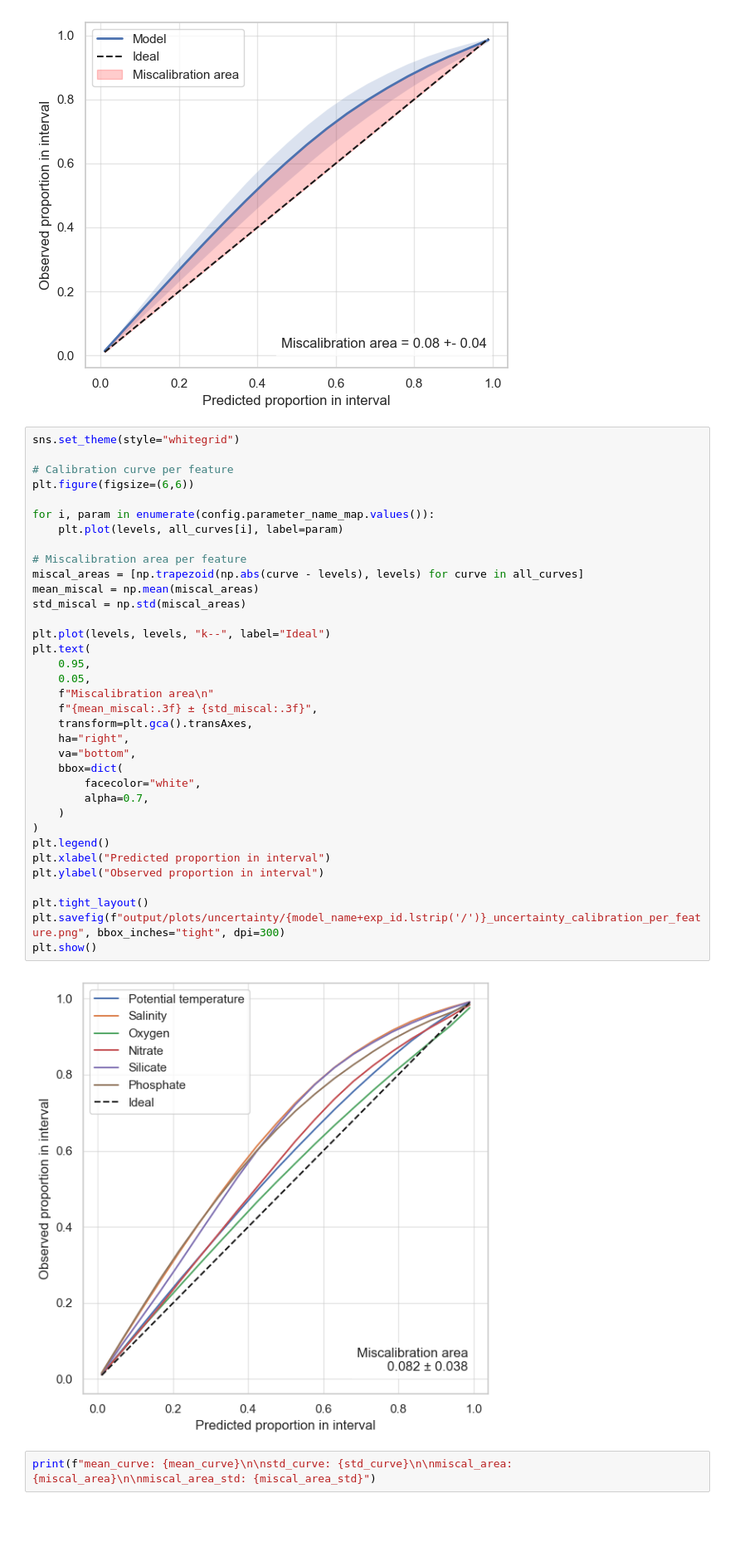
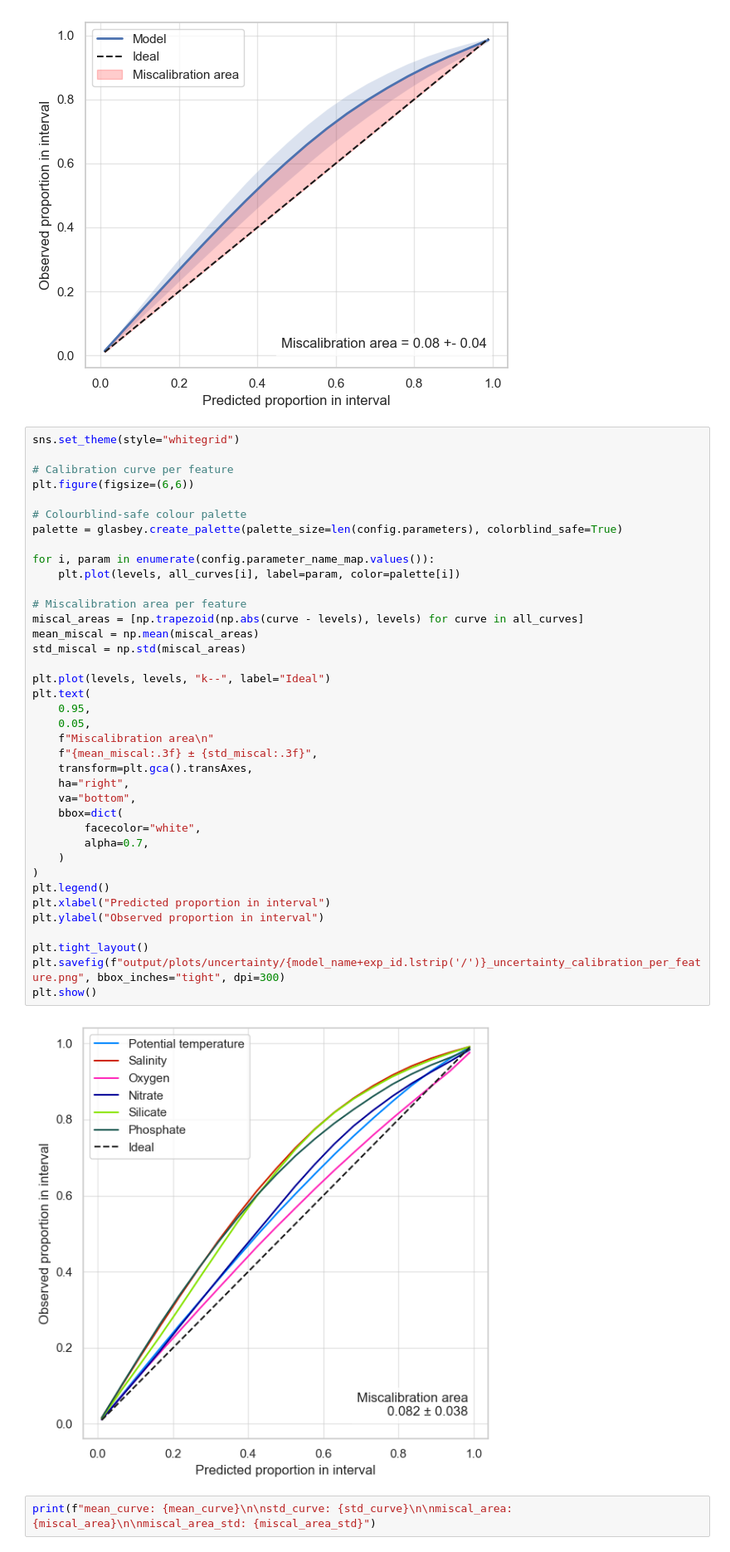
Before and after one commit to y-jenniges/time_imputation, a Jupyter notebook: uncertainty_analysis.ipynb, the cells around one changed output. Shown at 83% size. Saved outputs shown, nothing was run; the diff lists cells and outputs as text; blank space fills up the shorter version.

Commit message:
Use glasbey colorblind-friendly palette for uncertainty calibration plot

```diff
--- a/uncertainty_analysis.ipynb
+++ b/uncertainty_analysis.ipynb
@@ -440,37 +441,40 @@ sns.set_theme(style="whitegrid")
 # Calibration curve per feature
 plt.figure(figsize=(6,6))
 
+# Colourblind-safe colour palette
+palette = glasbey.create_palette(palette_size=len(config.parameters), colorblind_safe=True)
+
 for i, param in enumerate(config.parameter_name_map.values()):
-    plt.plot(levels, all_curves[i], label=param)
+    plt.plot(levels, all_curves[i], label=param, color=palette[i])
 
 # Miscalibration area per feature
 miscal_areas = [np.trapezoid(np.abs(curve - levels), levels) for curve in all_curves]
 mean_miscal = np.mean(miscal_areas)
 std_miscal = np.std(miscal_areas)
 
 plt.plot(levels, levels, "k--", label="Ideal")
 plt.text(
     0.95,
     0.05,
     f"Miscalibration area\n"
     f"{mean_miscal:.3f} ± {std_miscal:.3f}",
     transform=plt.gca().transAxes,
     ha="right",
     va="bottom",
     bbox=dict(
         facecolor="white",
         alpha=0.7,
     )
 )
 plt.legend()
 plt.xlabel("Predicted proportion in interval")
 plt.ylabel("Observed proportion in interval")
 
 plt.tight_layout()
 plt.savefig(f"output/plots/uncertainty/{model_name+exp_id.lstrip('/')}_uncertainty_calibration_per_feature.png", bbox_inches="tight", dpi=300)
 plt.show()
 # %% [output]
-[figure, old version]
+[figure, new version]
 # %%
 print(f"mean_curve: {mean_curve}\n\nstd_curve: {std_curve}\n\nmiscal_area: {miscal_area}\n\nmiscal_area_std: {miscal_area_std}")
 # %% [output]
```
Also changed, not shown: parts of 1 cell of this notebook.
